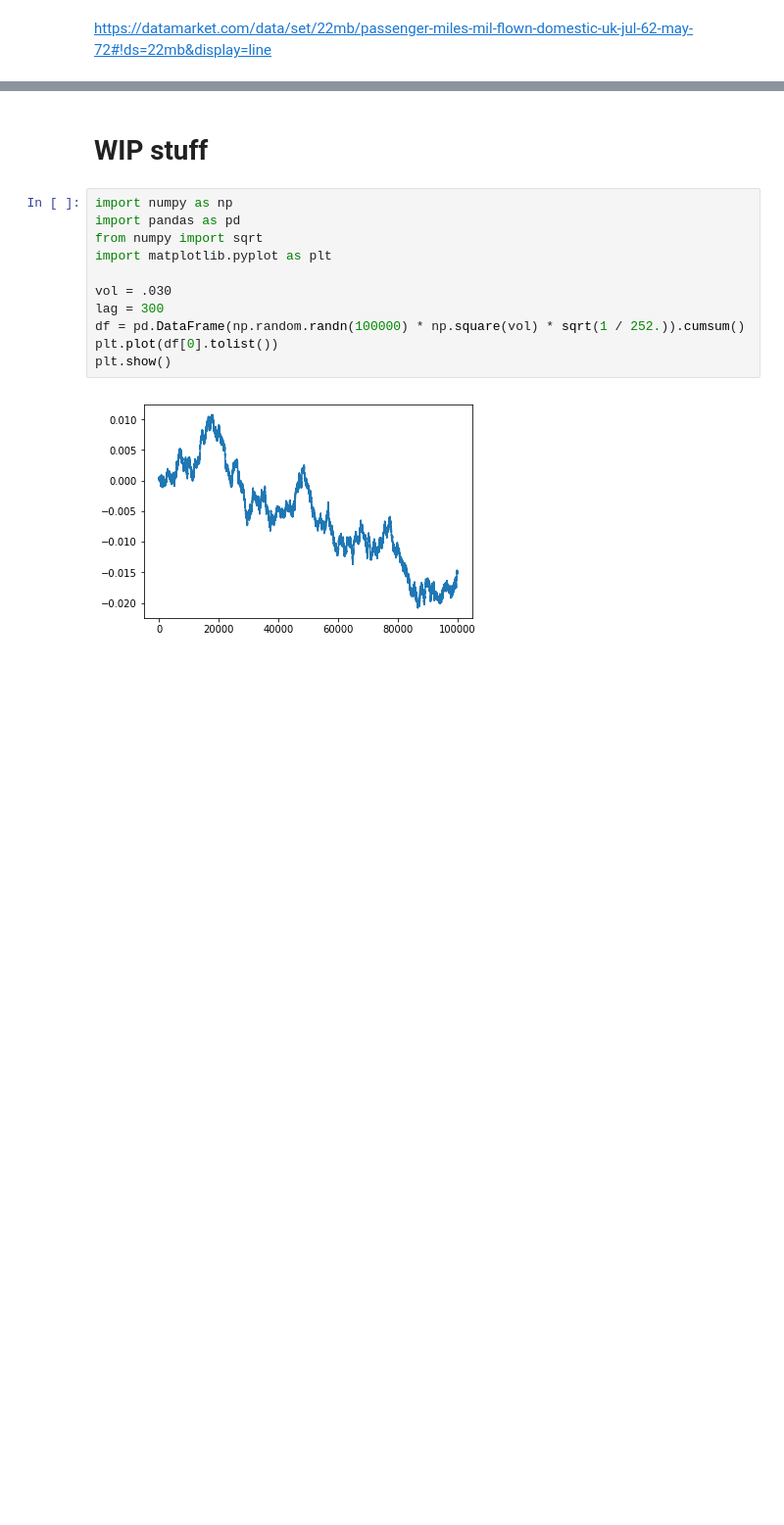
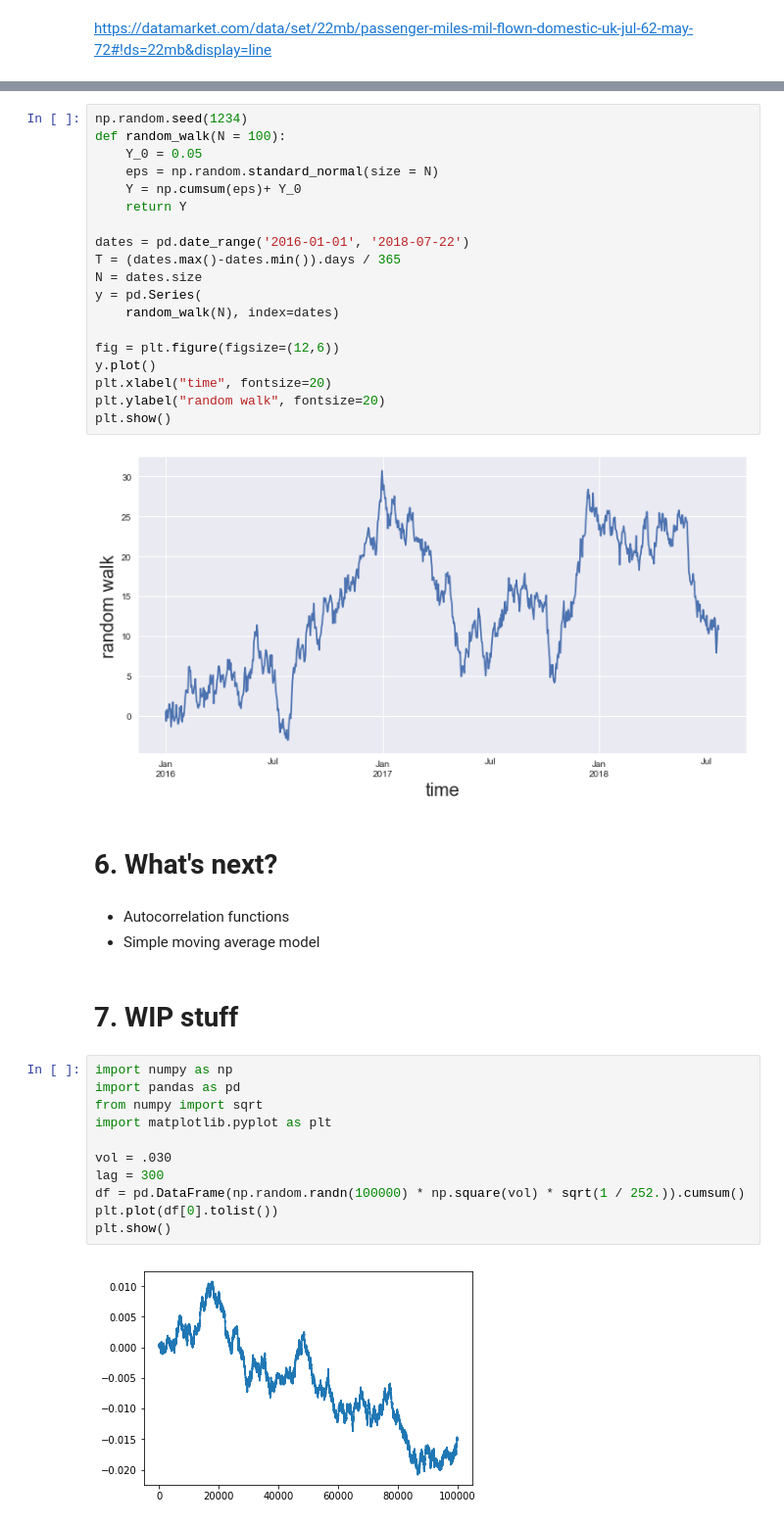
Before and after one commit to BillyPittman1993/ml-time-series-analysis-staff, a Jupyter notebook: Introduction to Time Series Analysis.ipynb, the cells around one changed output, grey strips where cells are left out. Shown: that part at 98% size. Drawn from its saved outputs; the diff is of its cells as text; blank space fills up the shorter version.

```diff
--- a/Introduction to Time Series Analysis.ipynb
+++ b/Introduction to Time Series Analysis.ipynb
@@ -198,5 +238,31 @@ https://datamarket.com/data/set/22mb/passenger-miles-mil-flown-domestic-uk-jul-6
+# %%
+np.random.seed(1234)
+def random_walk(N = 100):
+    Y_0 = 0.05
+    eps = np.random.standard_normal(size = N)
+    Y = np.cumsum(eps)+ Y_0
+    return Y
+
+dates = pd.date_range('2016-01-01', '2018-07-22')
+T = (dates.max()-dates.min()).days / 365
+N = dates.size
+y = pd.Series(
+    random_walk(N), index=dates)
+
+fig = plt.figure(figsize=(12,6))
+y.plot()
+plt.xlabel("time", fontsize=20)
+plt.ylabel("random walk", fontsize=20)
+plt.show()
+# %% [output]
+[figure, added]
+# %% [markdown]
+# 6. What's next?
+# %% [markdown]
+- Autocorrelation functions
+- Simple moving average model
 # %% [markdown]
-# WIP stuff
+# 7. WIP stuff
 # %%
 import numpy as np
 import pandas as pd
```
Also changed, not shown: parts of 8 cells of this notebook.
